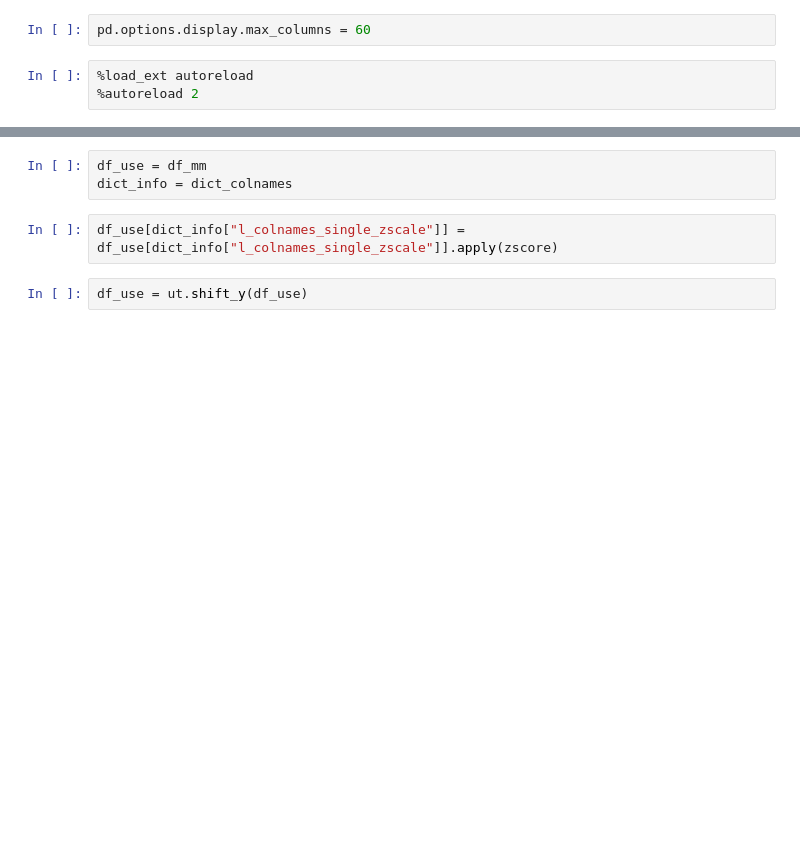
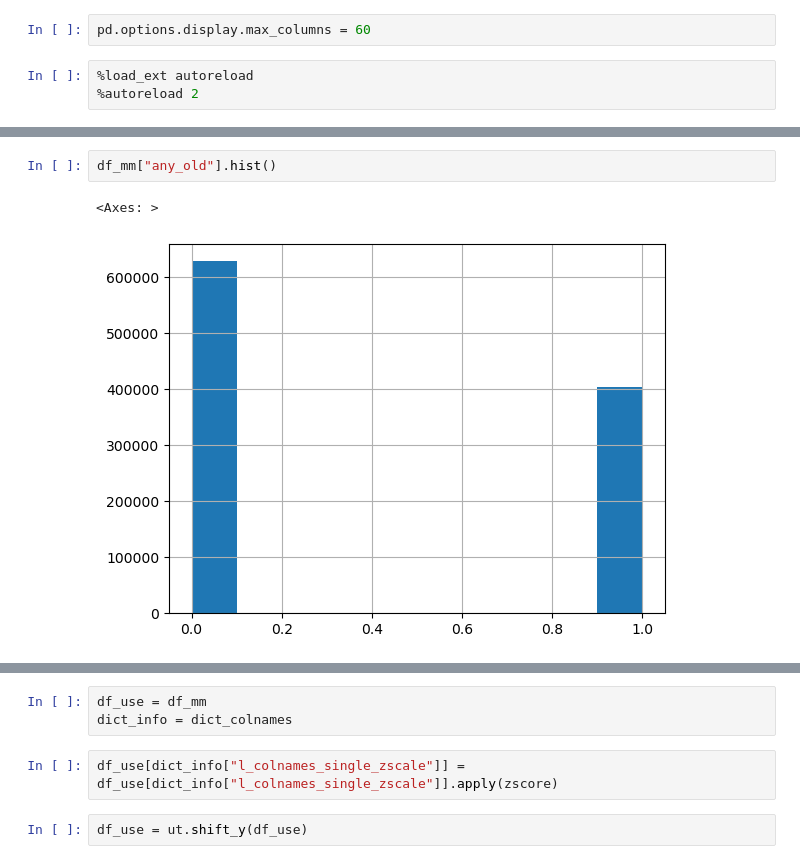
Before and after one commit to marcelbinz/sources-of-variability, a Jupyter notebook: mm-variability-predictors.ipynb, the cells around one changed output, grey strips where cells are left out. Drawn from its saved outputs; the diff is of its cells as text; blank space fills up the shorter version.

```diff
--- a/mm-variability-predictors.ipynb
+++ b/mm-variability-predictors.ipynb
@@ -28,0 +60,5 @@ df_mm, dict_colnames = ut.load_mm_dataset("full")
+# %%
+df_mm["any_old"].hist()
+# %% [output]
+<Axes: >
+[figure, added]
```
Also changed, not shown: parts of 26 cells of this notebook.
